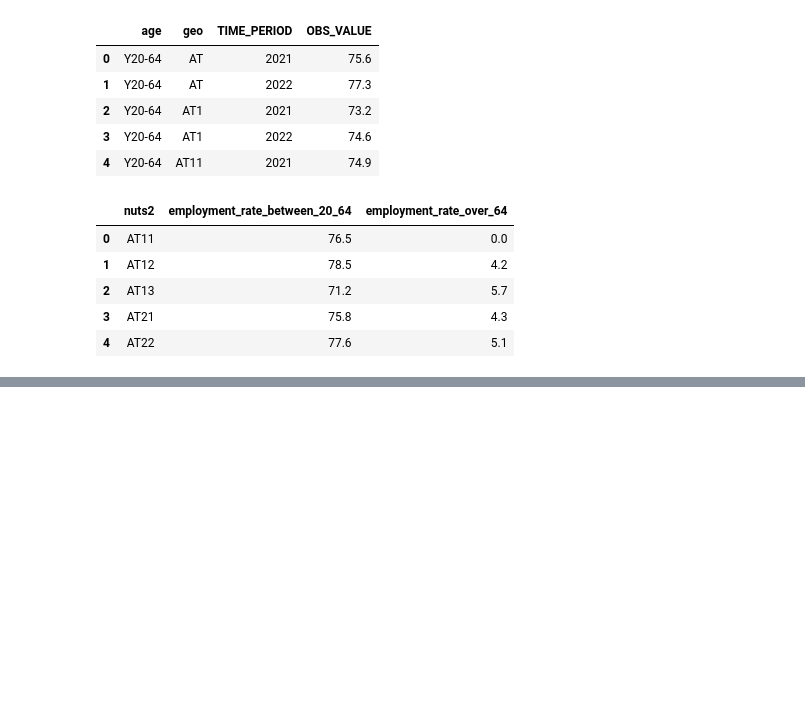
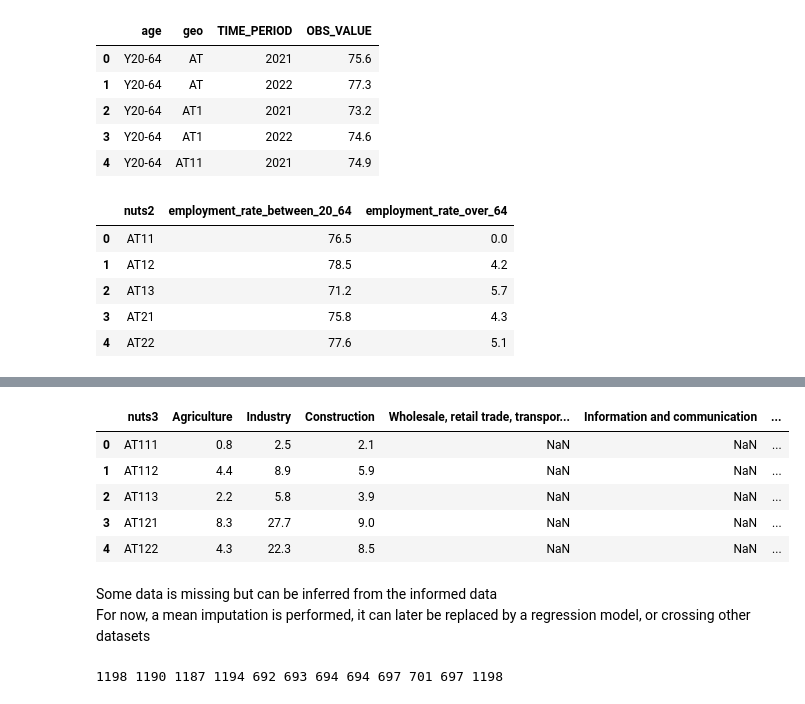
Before and after one commit to fortelex/hiveline, a Jupyter notebook: origin-destination/data_cleaning.ipynb, the cells around one changed output, grey strips where cells are left out. Drawn from its saved outputs; the diff is of its cells as text; code cells hidden in the pictures; blank space fills up the shorter version.

Commit message:
complete data cleaning, functions to load data

```diff
--- a/origin-destination/data_cleaning.ipynb
+++ b/origin-destination/data_cleaning.ipynb
@@ -125,0 +163,6 @@ df_employment_export.to_csv(data_folder+f'employment_rate/employment_rate_nuts2_
+# %%
+# load dataset
+df_employment_type = pd.read_csv(employment_type_path)
+# drop useless columns
+df_employment_type.drop(columns=['STRUCTURE', 'STRUCTURE_ID', 'freq', 'unit', 'OBS_FLAG'], inplace=True)
+df_employment_type.head()
@@ -125,0 +176,46 @@ df_employment_export.to_csv(data_folder+f'employment_rate/employment_rate_nuts2_
+# %%
+# filters
+df_employment_type, resolution = filter_precision(df_employment_type)
+year=2020
+df_employment_type = filter_year(df_employment_type, year)
+df_employment_type = rename_cols(df_employment_type, 'employment_thousand_persons', resolution)
+# keep only 'employed person' as it contains 'employee'
+df_employment_type = df_employment_type[df_employment_type['wstatus']=='EMP']
+df_employment_type.drop(columns='wstatus', inplace=True)
+# %%
+# pivot
+df_employment_type_export = df_employment_type.pivot(index='nuts3', columns='nace_r2', values='employment_thousand_persons' )
+df_employment_type_export.reset_index(inplace=True)
+df_employment_type_export = df_employment_type_export.rename_axis(None, axis=1)
+df_employment_type_export.drop(columns=['C', 'G-J', 'K-N', 'O-U'], inplace=True)
+# %%
+df_employment_type_export = df_employment_type_export.rename(columns={
+    'A': 'Agriculture',
+    'B-E': 'Industry',
+    #'C': 'Manufacturing',
+    'F': 'Construction',
+    'G-I': 'Wholesale, retail trade, transport, accomodation and food service',
+    'J': 'Information and communication',
+    'K': 'Finance, insurance',
+    'L': 'Real estate',
+    'M_N': 'Professional, scientific and technical, administrative',
+    'O-Q': 'Public administration, defence, education, health, social',
+    'R-U': 'Arts, entertainment, other service',
+    })
+# %%
+df_employment_type_export.head()
+# %% [output]
+|  | nuts3 | Agriculture | Industry | Construction | Wholesale, retail trade, transpor... | Information and communication | ... |
+| 0 | AT111 | 0.8 | 2.5 | 2.1 | NaN | NaN | ... |
+| 1 | AT112 | 4.4 | 8.9 | 5.9 | NaN | NaN | ... |
+| 2 | AT113 | 2.2 | 5.8 | 3.9 | NaN | NaN | ... |
+| 3 | AT121 | 8.3 | 27.7 | 9.0 | NaN | NaN | ... |
+| 4 | AT122 | 4.3 | 22.3 | 8.5 | NaN | NaN | ... |
+# %% [markdown]
+Some data is missing but can be inferred from the informed data
+For now, a mean imputation is performed, it can later be replaced by a regression model, or crossing other datasets
+# %%
+for c in df_employment_type_export.columns:
+    print(len(df_employment_type_export[c].dropna()), end = ' ')
+# %% [output]
+1198 1190 1187 1194 692 693 694 694 697 701 697 1198
```
Also changed, not shown: parts of 58 cells of this notebook, 51 other files.
